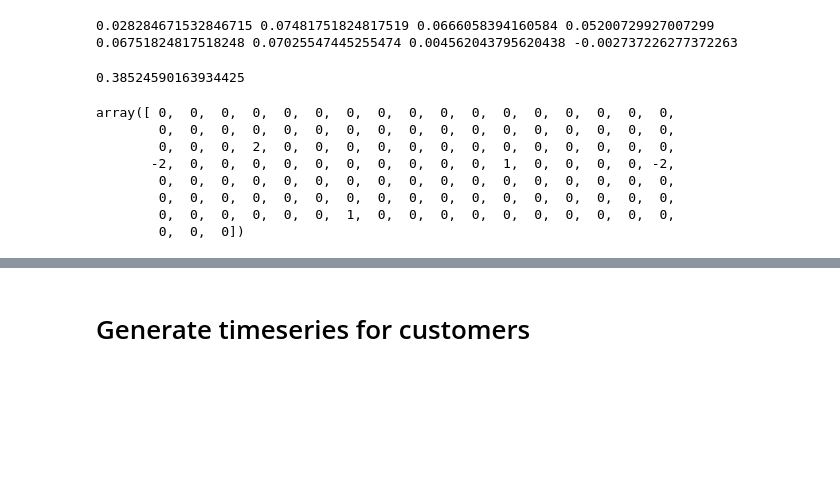
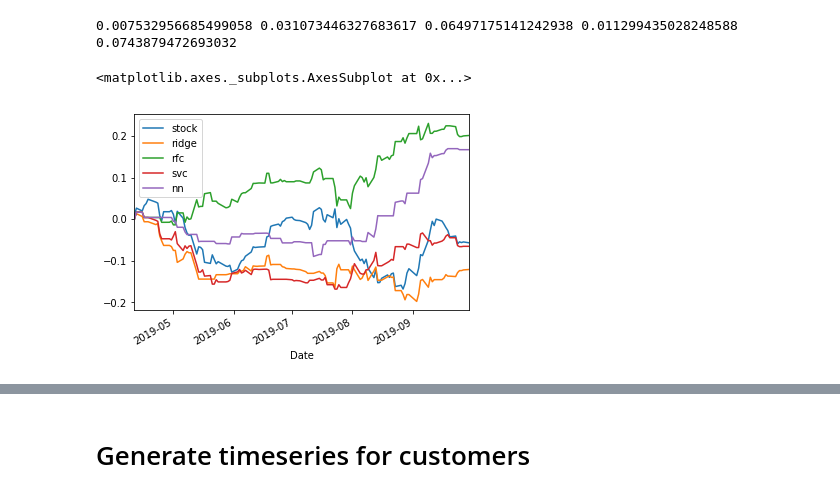
Before and after one commit to ajmal017/algothon2019-1, a Jupyter notebook: supply_chain.ipynb, the cells around one changed output, grey strips where cells are left out. Saved outputs shown, nothing was run; the diff lists cells and outputs as text; code cells hidden in the pictures; blank space fills up the shorter version.

```diff
--- a/supply_chain.ipynb
+++ b/supply_chain.ipynb
@@ -112,11 +115,30 @@ price_arr.tail()
 # %%
 # Calculate returns
+price_arr.index = pd.to_datetime(price_arr.index)
 price_arr = price_arr['2015-01-01':'2019-09-30']
 price_wide = price_arr[['ticker','adj_close']].pivot(columns = 'ticker')
 returns_arr = price_wide / price_wide.shift(1) - 1
 returns_arr = returns_arr.fillna(0)[2:]  #Fill holidays with 0, remove first 2 rows
 
 returns_arr.columns = returns_arr.columns.droplevel()
+# %%
+# Download sentiment
+fbup = quandl.get_table('SMA/FBUP', created_time = {'gte': '2015-01-01'}, brand_ticker=ticker)
+fbup['date'] = pd.to_datetime(fbup['created_time']).dt.date
+fbup = fbup.replace({'sentiment' : { 'NEGATIVE' : -1, 'POSITIVE' : 1, 'NEUTRAL' : 0, 'UNDEFINED':0 }})
+
+fbup['positive_sentiment'] = np.where(fbup['sentiment'] > 0, 1, 0)
+fbup['negative_sentiment'] = np.where(fbup['sentiment'] < 0, 1, 0)
+fbup['scaled_pos'] = fbup['positive_sentiment'] * np.log(fbup['likes'] + fbup['shares'] + 1)
+fbup['scaled_neg'] = fbup['negative_sentiment'] * np.log(fbup['likes'] + fbup['shares'] + 1)
+
+fb_sentiment = fbup.groupby('date')[['positive_sentiment','negative_sentiment', 'scaled_pos', 'scaled_neg']].sum()
+#fb_sentiment = fbup.groupby('date')[['positive_sentiment','negative_sentiment']].sum()
+fb_sentiment = fb_sentiment.fillna(0)
+fb_sentiment['scaled_sum'] = fb_sentiment['scaled_pos'] - fb_sentiment['scaled_neg']
+
+returns_arr = returns_arr.join(fb_sentiment)
+returns_arr = returns_arr.fillna(0)
 # %%
 def add_lags(returns_arr, lags):
     all_ret = returns_arr
@@ -171,7 +193,9 @@ X_train.shape, X_test.shape
 # %%
 std = y_train.std()
+y_train_ret = y_train
 y_train = pd.cut(y_train, [-500*std,-1*std, -0.5*std, 0.5*std, 1*std,500*std], labels=[-2,-1,0,1,2])
 #y_val = pd.cut(y_val, [-500*std,-1*std, -0.5*std, 0.5*std, 1*std,500*std], labels=[-2,-1,0,1,2])
+y_test_ret = y_test
 y_test = pd.cut(y_test, [-500*std,-1*std, -0.5*std, 0.5*std, 1*std,500*std], labels=[-2,-1,0,1,2])
 # %%
 alphas_alt = [0.01, 0.05, 0.1, 1, 5, 10]
@@ -269,27 +296,25 @@ print(ridge_model.predict(X_train).mean(),
       rfc_model.predict(X_train).mean(),
       svc_model.predict(X_train).mean(),
       svc_linear_model.predict(X_train).mean(),
-      gpc_model.predict(X_train).mean(),
-      nn_model.predict(X_train).mean(),
-      xgb_model.predict(X_train).mean(),
-      ada_model.predict(X_train).mean())
+      #gpc_model.predict(X_train).mean(),
+      nn_model.predict(X_train).mean())
+      #xgb_model.predict(X_train).mean(),
+      #ada_model.predict(X_train).mean())
 # %% [output]
-0.028284671532846715 0.07481751824817519 0.0666058394160584 0.05200729927007299 0.06751824817518248 0.07025547445255474 0.004562043795620438 -0.002737226277372263
+0.007532956685499058 0.031073446327683617 0.06497175141242938 0.011299435028248588 0.0743879472693032
-# %%
-nn_model.score(X_test, y_test)
-# %% [output]
-0.38524590163934425
-# %%
-xgb_model.predict(X_test)
-# %% [output]
-array([ 0,  0,  0,  0,  0,  0,  0,  0,  0,  0,  0,  0,  0,  0,  0,  0,  0,
-        0,  0,  0,  0,  0,  0,  0,  0,  0,  0,  0,  0,  0,  0,  0,  0,  0,
-        0,  0,  0,  2,  0,  0,  0,  0,  0,  0,  0,  0,  0,  0,  0,  0,  0,
-       -2,  0,  0,  0,  0,  0,  0,  0,  0,  0,  0,  1,  0,  0,  0,  0, -2,
-        0,  0,  0,  0,  0,  0,  0,  0,  0,  0,  0,  0,  0,  0,  0,  0,  0,
-        0,  0,  0,  0,  0,  0,  0,  0,  0,  0,  0,  0,  0,  0,  0,  0,  0,
-        0,  0,  0,  0,  0,  0,  1,  0,  0,  0,  0,  0,  0,  0,  0,  0,  0,
-        0,  0,  0])
+# %%
+returns = pd.DataFrame({
+    'stock': y_test_ret,
+    'ridge': ridge_model.predict(X_test) * y_test_ret * 0.5,
+    'rfc': rfc_model.predict(X_test) * y_test_ret * 0.5,
+    'svc': svc_linear_model.predict(X_test) * y_test_ret * 0.5,
+    'nn': nn_model.predict(X_test) * y_test_ret * 0.5
+})
+# %%
+returns.cumsum().plot()
+# %% [output]
+<matplotlib.axes._subplots.AxesSubplot at 0x...>
+[figure, added]
 # %%
 confusion_matrix(ridge_model.predict(X_test), y_test)
 # %% [output]
```
Also changed, not shown: parts of 17 cells of this notebook, 1 other file.
